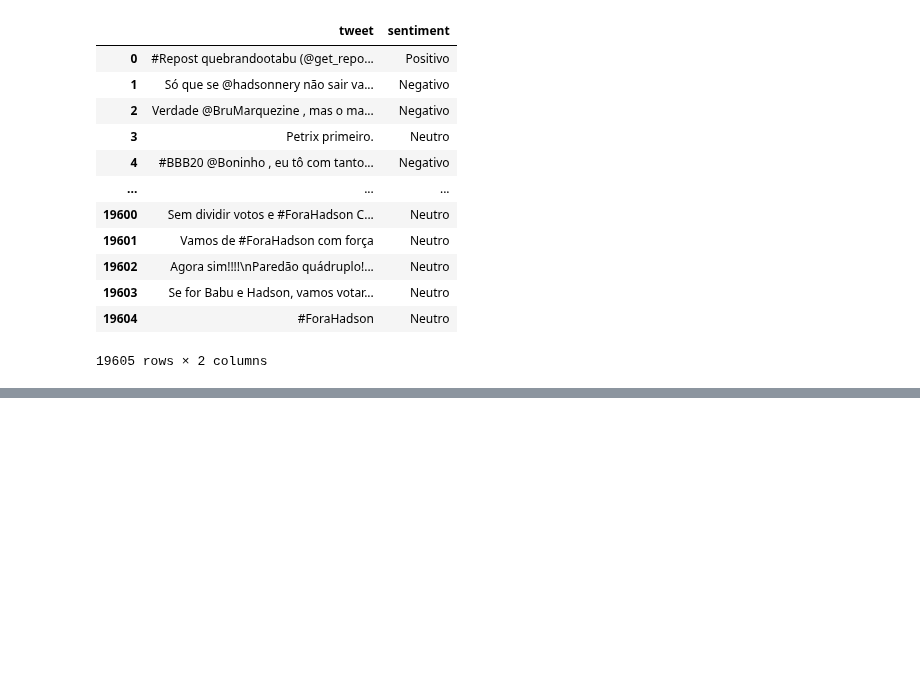
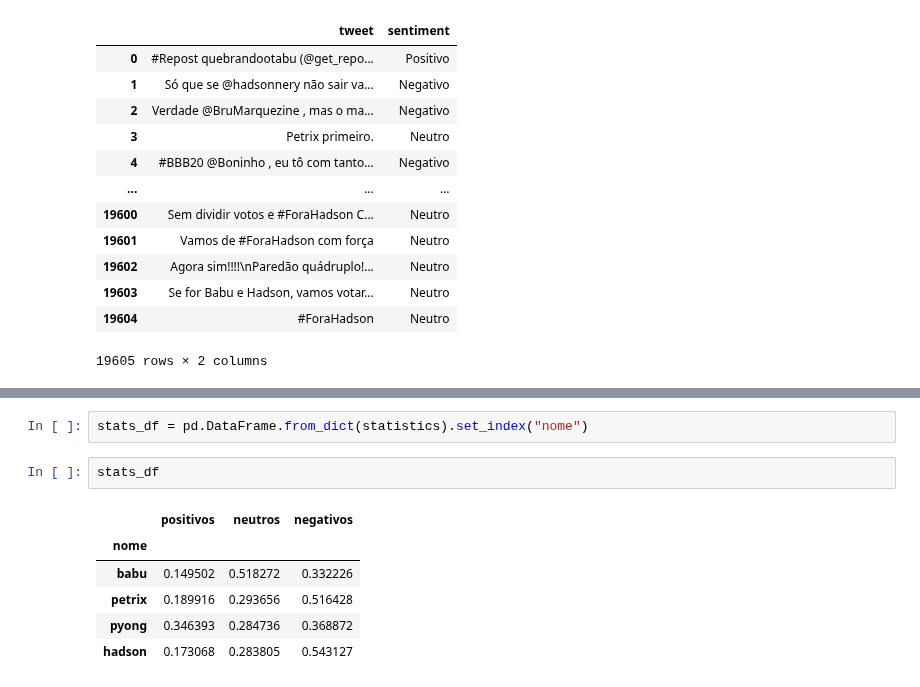
Before and after one commit to kenzosakiyama/BBBert20, a Jupyter notebook: paredao2/candidate_analysis.ipynb, the cells around one changed output, grey strips where cells are left out. Saved outputs shown, nothing was run; the diff lists cells and outputs as text; blank space fills up the shorter version.

```diff
--- a/paredao2/candidate_analysis.ipynb
+++ b/paredao2/candidate_analysis.ipynb
@@ -110,0 +124,11 @@ cand4
+# %%
+stats_df = pd.DataFrame.from_dict(statistics).set_index("nome")
+# %%
+stats_df
+# %% [output]
+|  | positivos | neutros | negativos |
+| nome |  |  |  |
+| babu | 0.149502 | 0.518272 | 0.332226 |
+| petrix | 0.189916 | 0.293656 | 0.516428 |
+| pyong | 0.346393 | 0.284736 | 0.368872 |
+| hadson | 0.173068 | 0.283805 | 0.543127 |
```
Also changed, not shown: parts of 4 cells of this notebook, 3 other files.
